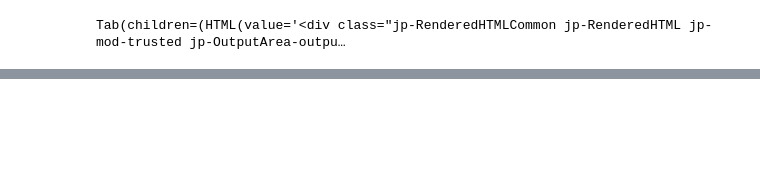
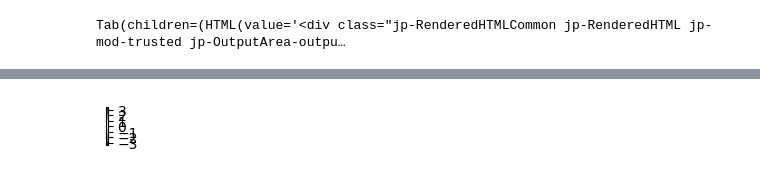
Before and after one commit to hrhampapura/moment_delta_mapping, a Jupyter notebook: lens_analysis/plots/Detrended/Plot_2.ipynb, the cells around one changed output, grey strips where cells are left out. Cells and saved outputs as stored; diff of their text form; code cells hidden in the pictures; blank space fills up the shorter version.

```diff
--- a/lens_analysis/plots/Detrended/Plot_2.ipynb
+++ b/lens_analysis/plots/Detrended/Plot_2.ipynb
@@ -145,6 +134,10 @@ cluster = dask_jobqueue.SLURMCluster(queue="cf1", cores=10, walltime='6:00:00',
                 job_extra_directives=job_extra, interface='eth0', memory="192GB")
 client  = Client(cluster)
 cluster.scale_up(3)
+# %%
+def altspace(start, step, count, endpoint=False, **kwargs):
+   stop = start+(step*count)
+   return np.linspace(start, stop, count, endpoint=endpoint, **kwargs)
 # %%
 cluster
 # %% [output]
@@ -835,0 +666,22 @@ NameError: name 'qdpigauss' is not defined
+# %%
+######## New colorbar only for shift + stretch and gaussian ############
+x = 3.5
+# create a figure and axis
+fig, ax = plt.subplots(figsize=(6, 1))
+fig.subplots_adjust(bottom=0.5)
+# Define colormap
+cmap = plt.get_cmap('RdBu_r')
+# Make a norm object with the center at 0: TwoSlopeNorm
+norm = mcolors.TwoSlopeNorm(vmin=-x, vcenter=0, vmax=x)
+# Making numpy array from -3 to 3, with step 0.2
+values = np.arange(-x, x+0.25, 0.25)
+# Creating a mappable object and setting the norm and cmap for colorbar
+mappable = cm.ScalarMappable(norm=norm, cmap=cmap)
+mappable.set_array([])
+# Creating a colorbar
+ticks1 = altspace(-4,1,9)
+cbar = plt.colorbar(mappable, ax=ax, orientation='vertical',ticks=ticks1)
+cbar.set_label('')
+plt.gca().set_visible(False)
+# %% [output]
+[figure, added]
```
Also changed, not shown: parts of 122 cells of this notebook, 10 other files.
